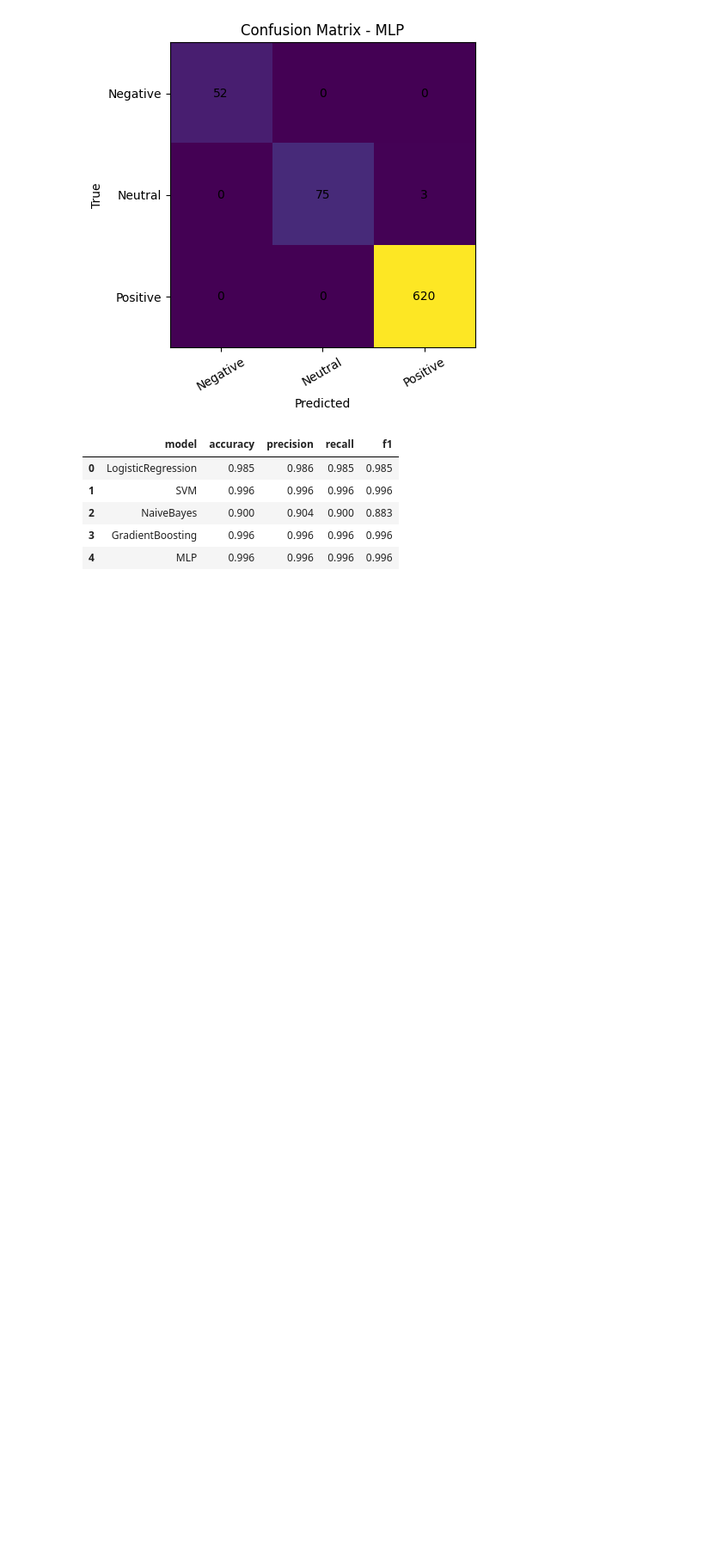
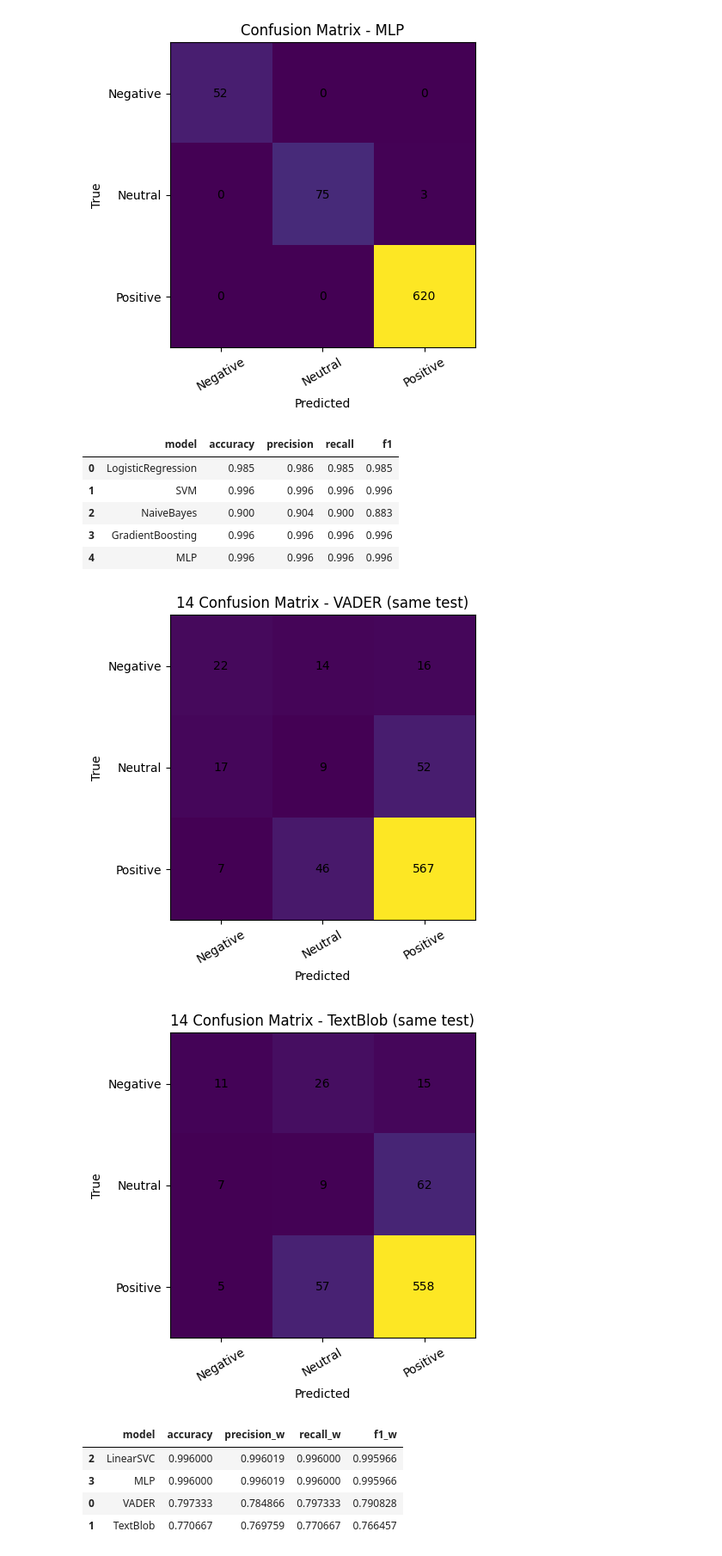
Before and after one commit to marvel987dc/AmazonFashion_Dataset, a Jupyter notebook: phase2/COMP262_Group3_Phase2_sentiment_analysis.ipynb, the cells around one changed output. Shown at 86% size. Saved outputs shown, nothing was run; the diff lists cells and outputs as text; code cells hidden in the pictures; blank space fills up the shorter version.

Commit message:
Lexicon_vs_ML_Comparison

```diff
--- a/phase2/COMP262_Group3_Phase2_sentiment_analysis.ipynb
+++ b/phase2/COMP262_Group3_Phase2_sentiment_analysis.ipynb
@@ -931,3 +931,37 @@ display(results_df)
 | 2 | NaiveBayes | 0.900 | 0.904 | 0.900 | 0.883 |
 | 3 | GradientBoosting | 0.996 | 0.996 | 0.996 | 0.996 |
 | 4 | MLP | 0.996 | 0.996 | 0.996 | 0.996 |
+# %%
+# 14.a. Prepare fair comparison data (apples-to-apples): exact same test set for Lexicon and ML models
+# 14.b. Run Lexicon and ML models on same test rows and compare with same metrics
+X_test_vader = X_test.apply(preprocess_for_vader)
+X_test_textblob = X_test.apply(preprocess_for_textblob)
+
+y_pred_vader_same = vader_predict(X_test_vader)
+y_pred_textblob_same = textblob_predict(X_test_textblob)
+
+acc_v, pr_v, rc_v, f1_v, cm_v = evaluate(y_test, y_pred_vader_same, labels=labels_order)
+acc_tb, pr_tb, rc_tb, f1_tb, cm_tb = evaluate(y_test, y_pred_textblob_same, labels=labels_order)
+
+same_test_comparison_df = pd.DataFrame([
+    {"model": "VADER", "accuracy": acc_v, "precision_w": pr_v, "recall_w": rc_v, "f1_w": f1_v},
+    {"model": "TextBlob", "accuracy": acc_tb, "precision_w": pr_tb, "recall_w": rc_tb, "f1_w": f1_tb},
+    {"model": "LinearSVC", "accuracy": acc_svm, "precision_w": pr_svm, "recall_w": rc_svm, "f1_w": f1_svm},
+    {"model": "MLP", "accuracy": acc_mlp, "precision_w": pr_mlp, "recall_w": rc_mlp, "f1_w": f1_mlp}
+])
+
+same_test_comparison_path = os.path.join(PHASE2_OUTPUT_DIR, "14_model_comparison_same_test.csv")
+same_test_comparison_df.to_csv(same_test_comparison_path, index=False)
+
+save_confusion_phase2(cm_v, labels_order, "14 Confusion Matrix - VADER (same test)", "14_cm_vader_same_test.png")
+save_confusion_phase2(cm_tb, labels_order, "14 Confusion Matrix - TextBlob (same test)", "14_cm_textblob_same_test.png")
+
+same_test_comparison_df.sort_values("accuracy", ascending=False)
+# %% [output]
+[figure, added]
+[figure, added]
+|  | model | accuracy | precision_w | recall_w | f1_w |
+| 2 | LinearSVC | 0.996000 | 0.996019 | 0.996000 | 0.995966 |
+| 3 | MLP | 0.996000 | 0.996019 | 0.996000 | 0.995966 |
+| 0 | VADER | 0.797333 | 0.784866 | 0.797333 | 0.790828 |
+| 1 | TextBlob | 0.770667 | 0.769759 | 0.770667 | 0.766457 |
```
Also changed, not shown: parts of 2 cells of this notebook, 1 other file.
